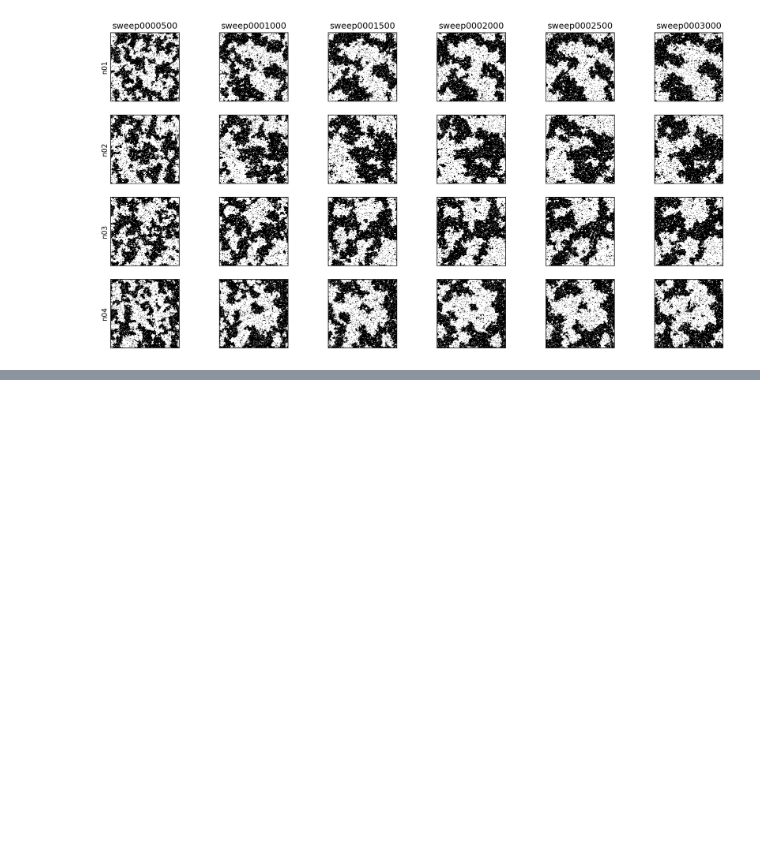
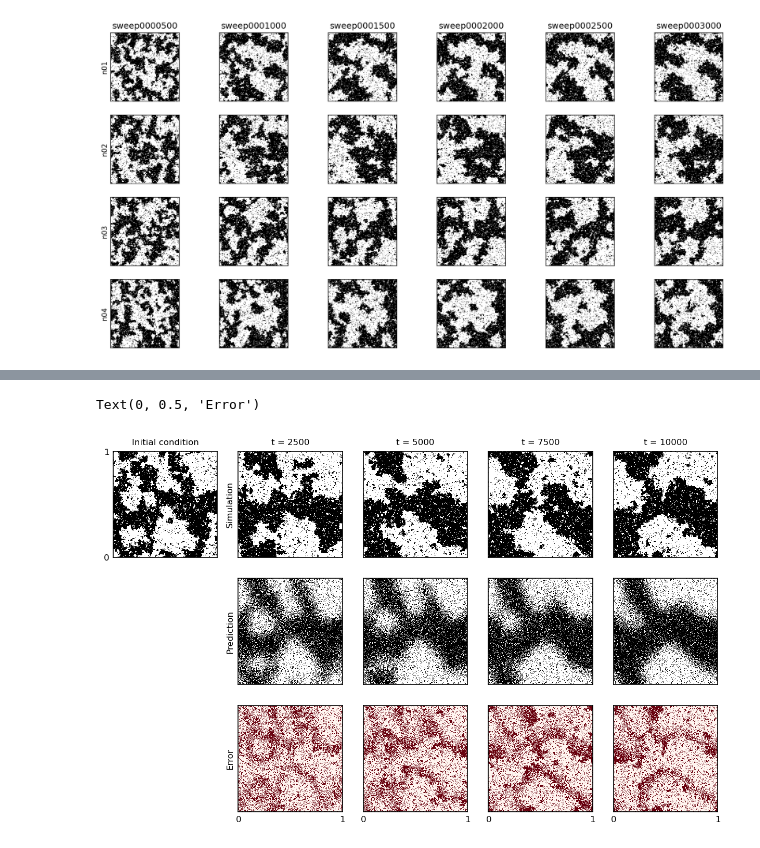
Before and after one commit to jcolen/sociohydro, a Jupyter notebook: nonlocal_ising/SimulationsForecasting.ipynb, the cells around one changed output, grey strips where cells are left out. Saved outputs shown, nothing was run; the diff lists cells and outputs as text; code cells hidden in the pictures; blank space fills up the shorter version.

```diff
--- a/nonlocal_ising/SimulationsForecasting.ipynb
+++ b/nonlocal_ising/SimulationsForecasting.ipynb
@@ -76,0 +142,32 @@ tensor(0.7721, grad_fn=<BinaryCrossEntropyBackward0>)
+# %%
+plt.rcParams['font.size'] = 8
+plt.rcParams['axes.titlesize'] = 8
+plt.rcParams['axes.labelsize'] = 8
+
+fig, ax = plt.subplots(3, 5, figsize=(10, 6), dpi=200, sharex=True, sharey=True)
+dt = 5
+kwargs = dict(cmap='Greys', vmin=-1, vmax=1)
+for i in range(5):
+    ax[0,i].pcolormesh(sample['x'], sample['y'], sample['phi'][i*dt].squeeze(), **kwargs)
+    if i > 0:
+        ax[1,i].pcolormesh(sample['x'], sample['y'], preds[i*dt], **kwargs)
+
+        err = np.abs(preds[i*dt] - sample['phi'][i*dt].squeeze().numpy())
+        ax[2,i].pcolormesh(sample['x'], sample['y'], err, cmap='Reds', vmin=0, vmax=2)
+
+        ax[0,i].set_title(f't = {i*dt*500}')
+
+ax[0,0].set_title('Initial condition')
+ax[1,0].axis('off')
+ax[2,0].axis('off')
+
+for a in ax.flatten():
+    a.set(xticks=[0, 1], yticks=[0, 1])
+    a.tick_params(which='both', length=0)
+
+ax[0,1].set_ylabel('Simulation')
+ax[1,1].set_ylabel('Prediction')
+ax[2,1].set_ylabel('Error')
+# %% [output]
+Text(0, 0.5, 'Error')
+[figure, added]
```
Also changed, not shown: parts of 6 cells of this notebook, 14 other files.
